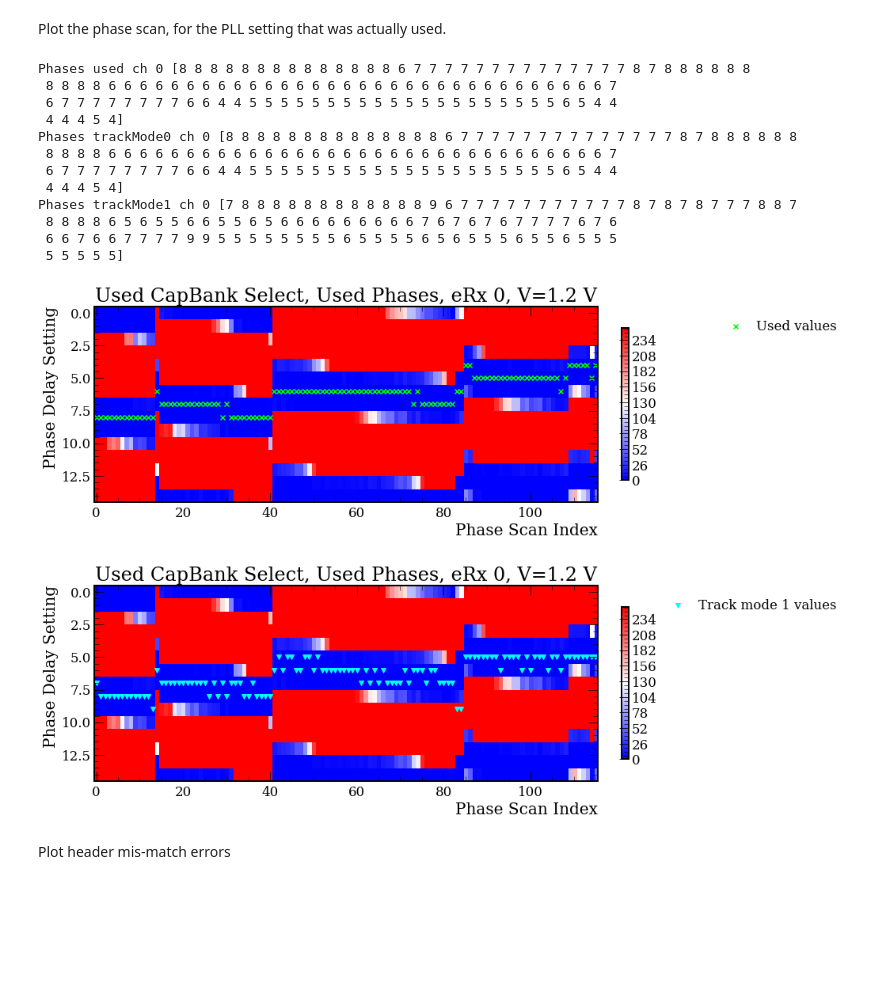
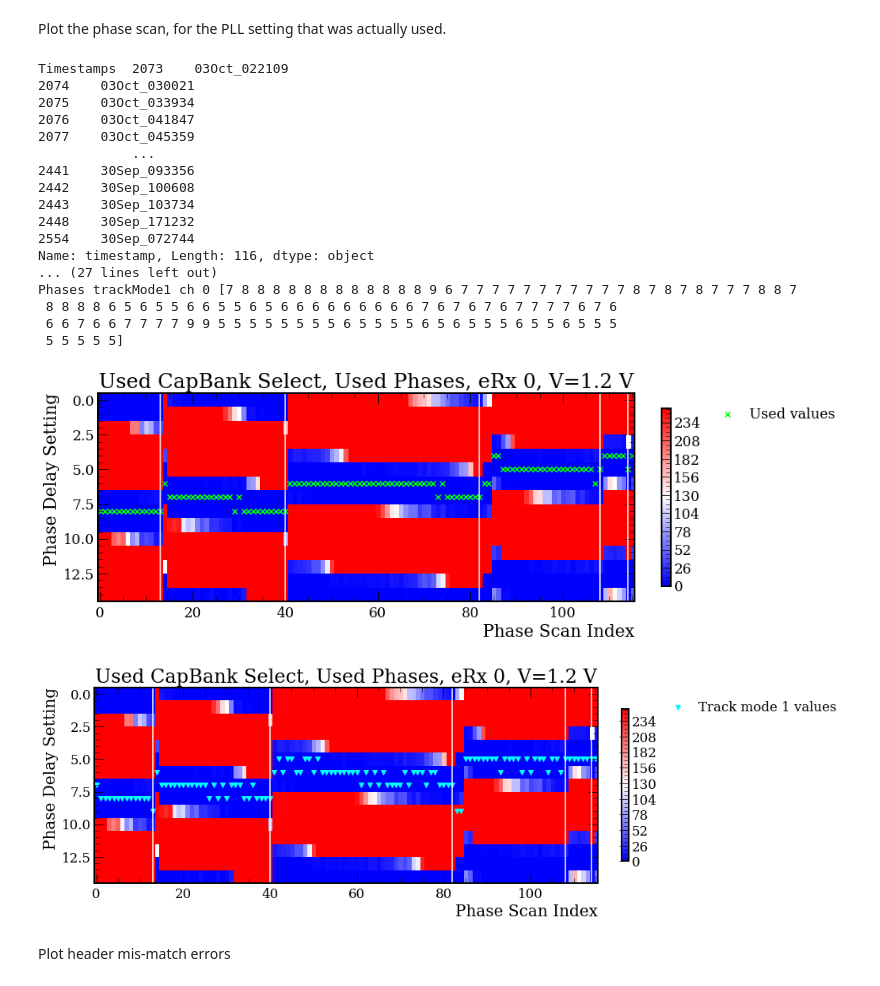
Before and after one commit to dnoonan08/ObelixTID_Sep2022, a Jupyter notebook: binder/Plots-Logs.ipynb, the cells around one changed output. Saved outputs shown, nothing was run; the diff lists cells and outputs as text; code cells hidden in the pictures; blank space fills up the shorter version.

Commit message:
add lines

```diff
--- a/binder/Plots-Logs.ipynb
+++ b/binder/Plots-Logs.ipynb
@@ -297,14 +297,15 @@ for y in df_merge.used_phases.values:
         used_phases.append(np.fromstring(y.strip('[').strip(']'),dtype=int,sep=' '))
 used_phases = np.array(used_phases)
 
-"""
 print('Timestamps ',df_merge.timestamp)
 print('Used CapBank values ',used_capbank)
 print('Used Phases ',used_phases)
 print('PUsed Phases - length - ',len(used_phases))
 print('Used capbank ',used_capbank)
 print('Phases trackMode0 - length ',len(df_merge[f'phases_trackMode0_{v_str}'].values))
-"""
+
+# find capbank w changed values
+cap_changes = np.where(used_capbank[:-1] != used_capbank[1:])[0]
 
 # plot the phase scan for the PLL setting that was actually used
 cmap = mpl.colormaps['bwr']
@@ -327,45 +328,54 @@ print(f'Phases trackMode1 ch {channel}',phases1_ch)
 fig,ax=plt.subplots(1,1,figsize=(15,5))
 im=ax.imshow(phase_scan,cmap=cmap,norm=norm)
 fig.colorbar(im,fraction=0.013, pad=0.04,ax=ax)
 ax.set_aspect(3)
+for x in cap_changes:
+    ax.axvline(x=x,color='w')
 ax.set_xlabel('Phase Scan Index')
 ax.set_ylabel('Phase Delay Setting')
 ax.set_title(f'Used CapBank Select, Used Phases, {scan} {channel}, V={v} V')
 ax.scatter(np.arange(phase_scan.shape[1]),used_phases[:,0],marker='x',color='lime',label='Used values')
-ax.legend(bbox_to_anchor=(1.5, 1))
+ax.legend(bbox_to_anchor=(1.4, 1))
 fig.tight_layout()
 
 
 fig,ax=plt.subplots(1,1,figsize=(15,5))
 im=ax.imshow(phase_scan,cmap=cmap,norm=norm)
 fig.colorbar(im,fraction=0.013, pad=0.04,ax=ax)
 ax.set_aspect(3)
+for x in cap_changes:
+    ax.axvline(x=x,color='w')
 ax.set_xlabel('Phase Scan Index')
 ax.set_ylabel('Phase Delay Setting')
 ax.set_title(f'Used CapBank Select, Used Phases, {scan} {channel}, V={v} V')
 ax.scatter(np.arange(phase_scan.shape[1]),phases1_ch,marker='v',color='cyan',label='Track mode 1 values')
-ax.legend(bbox_to_anchor=(1.5, 1))
+ax.legend(bbox_to_anchor=(1.5, 1.))
 fig.tight_layout()
 
 
 
 
 #df_merge
 # %% [output]
-Phases used ch 0 [8 8 8 8 8 8 8 8 8 8 8 8 8 8 6 7 7 7 7 7 7 7 7 7 7 7 7 7 7 8 7 8 8 8 8 8 8
- 8 8 8 8 6 6 6 6 6 6 6 6 6 6 6 6 6 6 6 6 6 6 6 6 6 6 6 6 6 6 6 6 6 6 6 6 7
- 6 7 7 7 7 7 7 7 7 6 6 4 4 5 5 5 5 5 5 5 5 5 5 5 5 5 5 5 5 5 5 5 5 6 5 4 4
- 4 4 4 5 4]
-Phases trackMode0 ch 0 [8 8 8 8 8 8 8 8 8 8 8 8 8 8 6 7 7 7 7 7 7 7 7 7 7 7 7 7 7 8 7 8 8 8 8 8 8
- 8 8 8 8 6 6 6 6 6 6 6 6 6 6 6 6 6 6 6 6 6 6 6 6 6 6 6 6 6 6 6 6 6 6 6 6 7
- 6 7 7 7 7 7 7 7 7 6 6 4 4 5 5 5 5 5 5 5 5 5 5 5 5 5 5 5 5 5 5 5 5 6 5 4 4
- 4 4 4 5 4]
+Timestamps  2073    03Oct_022109
+2074    03Oct_030021
+2075    03Oct_033934
+2076    03Oct_041847
+2077    03Oct_045359
+            ...
+2441    30Sep_093356
+2442    30Sep_100608
+2443    30Sep_103734
+2448    30Sep_171232
+2554    30Sep_072744
+Name: timestamp, Length: 116, dtype: object
+... (27 lines left out)
 Phases trackMode1 ch 0 [7 8 8 8 8 8 8 8 8 8 8 8 8 9 6 7 7 7 7 7 7 7 7 7 7 7 8 7 8 7 8 7 7 7 8 8 7
  8 8 8 8 6 5 6 5 5 6 6 5 5 6 5 6 6 6 6 6 6 6 6 6 7 6 7 6 7 6 7 7 7 7 6 7 6
  6 6 7 6 6 7 7 7 7 9 9 5 5 5 5 5 5 5 5 6 5 5 5 5 6 5 6 5 5 5 6 5 5 6 5 5 5
  5 5 5 5 5]
-[figure, old version]
+[figure, new version]
-[figure, old version]
+[figure, new version]
 # %% [markdown]
 Plot header mis-match errors
 # %%
```
